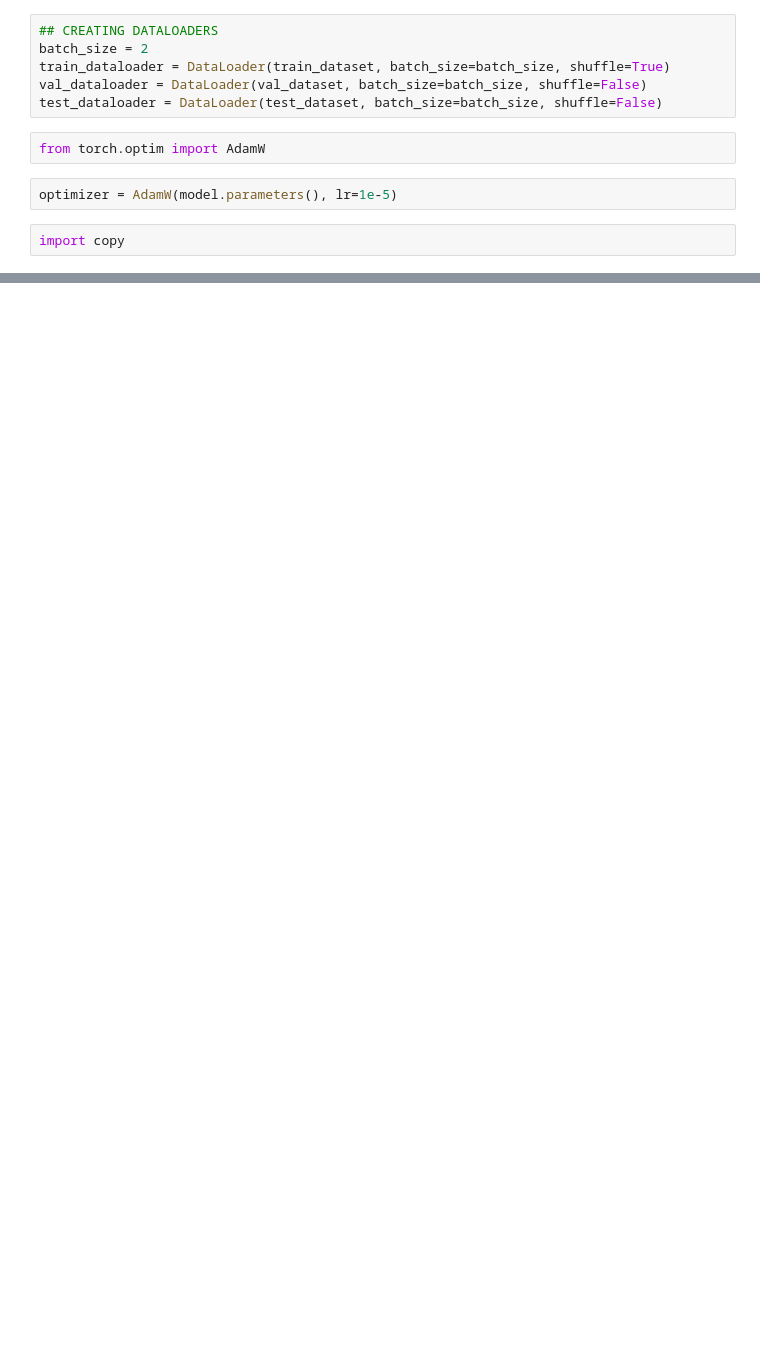
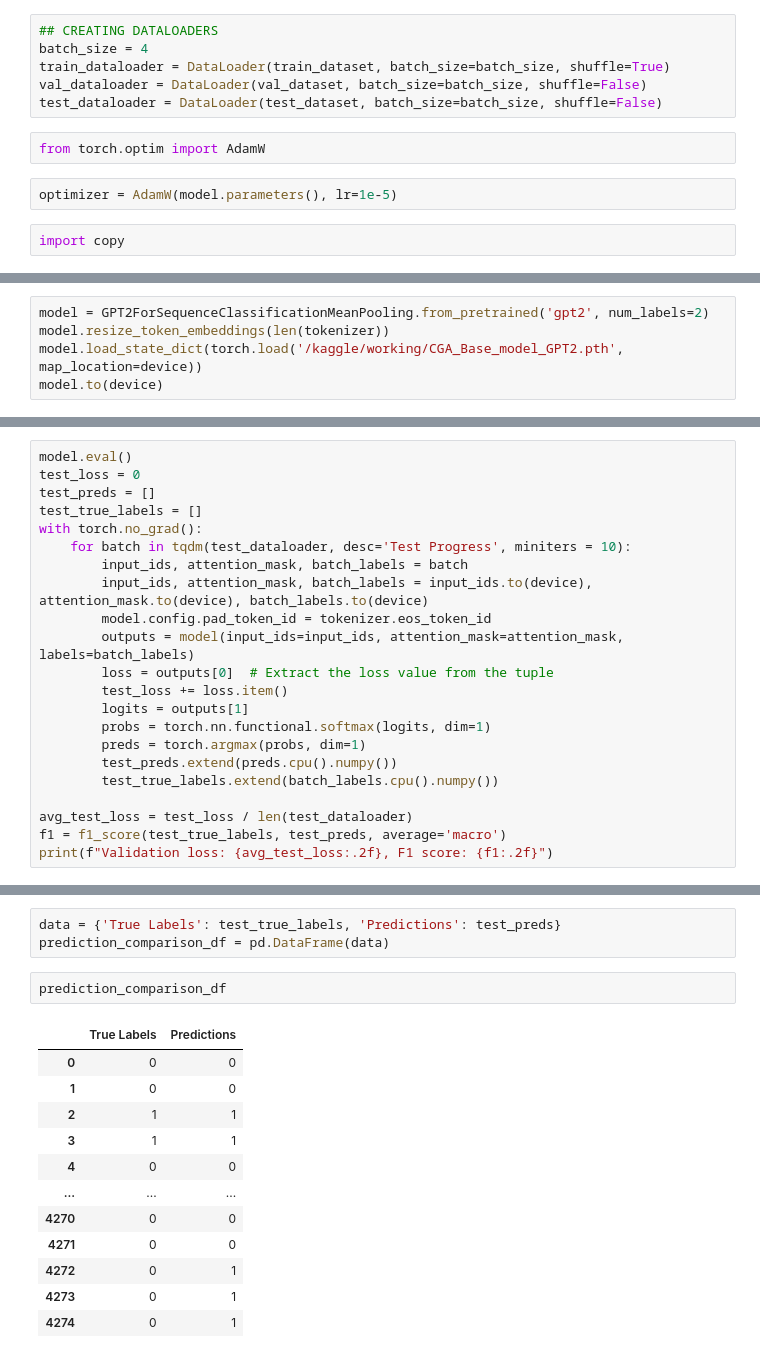
Before and after one commit to kpinsights/Conv_derail_forecasting, a Jupyter notebook: conv_derailment_data/datasets/cga/base/CGA_BASE_GPT2.ipynb, the cells around one changed output, grey strips where cells are left out. Drawn from its saved outputs; the diff is of its cells as text; blank space fills up the shorter version.

Commit message:
Kaggle Notebook | CGA_BASE

```diff
--- a/conv_derailment_data/datasets/cga/base/CGA_BASE_GPT2.ipynb
+++ b/conv_derailment_data/datasets/cga/base/CGA_BASE_GPT2.ipynb
@@ -282,7 +290,7 @@ test_labels = torch.tensor([0 if tgt == False else 1 for tgt in tgt_test])
 test_dataset = TensorDataset(test_input_ids, test_attention_mask, test_labels)
 # %%
 ## CREATING DATALOADERS
-batch_size = 2
+batch_size = 4
 train_dataloader = DataLoader(train_dataset, batch_size=batch_size, shuffle=True)
 val_dataloader = DataLoader(val_dataset, batch_size=batch_size, shuffle=False)
 test_dataloader = DataLoader(test_dataset, batch_size=batch_size, shuffle=False)
@@ -360,0 +382,5 @@ print(f"Classification Report:\n {classification_report(val_true_labels, val_pre
+# %%
+model = GPT2ForSequenceClassificationMeanPooling.from_pretrained('gpt2', num_labels=2)
+model.resize_token_embeddings(len(tokenizer))
+model.load_state_dict(torch.load('/kaggle/working/CGA_Base_model_GPT2.pth', map_location=device))
+model.to(device)
@@ -360,0 +410,22 @@ print(f"Classification Report:\n {classification_report(val_true_labels, val_pre
+# %%
+model.eval()
+test_loss = 0
+test_preds = []
+test_true_labels = []
+with torch.no_grad():
+    for batch in tqdm(test_dataloader, desc='Test Progress', miniters = 10):
+        input_ids, attention_mask, batch_labels = batch
+        input_ids, attention_mask, batch_labels = input_ids.to(device), attention_mask.to(device), batch_labels.to(device)
+        model.config.pad_token_id = tokenizer.eos_token_id
+        outputs = model(input_ids=input_ids, attention_mask=attention_mask, labels=batch_labels)
+        loss = outputs[0]  # Extract the loss value from the tuple
+        test_loss += loss.item()
+        logits = outputs[1]
+        probs = torch.nn.functional.softmax(logits, dim=1)
+        preds = torch.argmax(probs, dim=1)
+        test_preds.extend(preds.cpu().numpy())
+        test_true_labels.extend(batch_labels.cpu().numpy())
+
+avg_test_loss = test_loss / len(test_dataloader)
+f1 = f1_score(test_true_labels, test_preds, average='macro')
+print(f"Validation loss: {avg_test_loss:.2f}, F1 score: {f1:.2f}")
@@ -360,0 +468,18 @@ print(f"Classification Report:\n {classification_report(val_true_labels, val_pre
+# %%
+data = {'True Labels': test_true_labels, 'Predictions': test_preds}
+prediction_comparison_df = pd.DataFrame(data)
+# %%
+prediction_comparison_df
+# %% [output]
+|  | True Labels | Predictions |
+| 0 | 0 | 0 |
+| 1 | 0 | 0 |
+| 2 | 1 | 1 |
+| 3 | 1 | 1 |
+| 4 | 0 | 0 |
+| ... | ... | ... |
+| 4270 | 0 | 0 |
+| 4271 | 0 | 0 |
+| 4272 | 0 | 1 |
+| 4273 | 0 | 1 |
+| 4274 | 0 | 1 |
```
Also changed, not shown: parts of 21 cells of this notebook.
